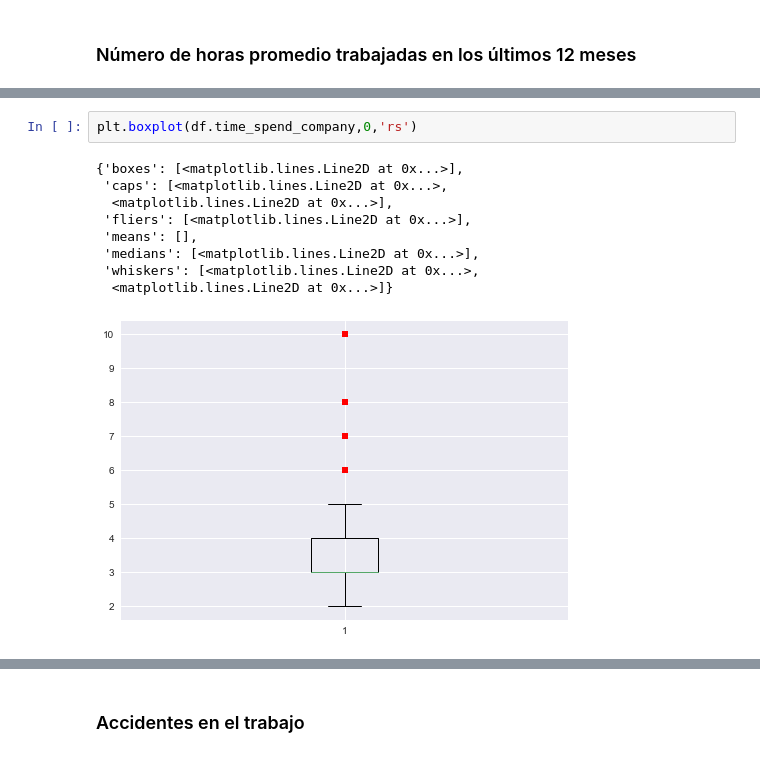
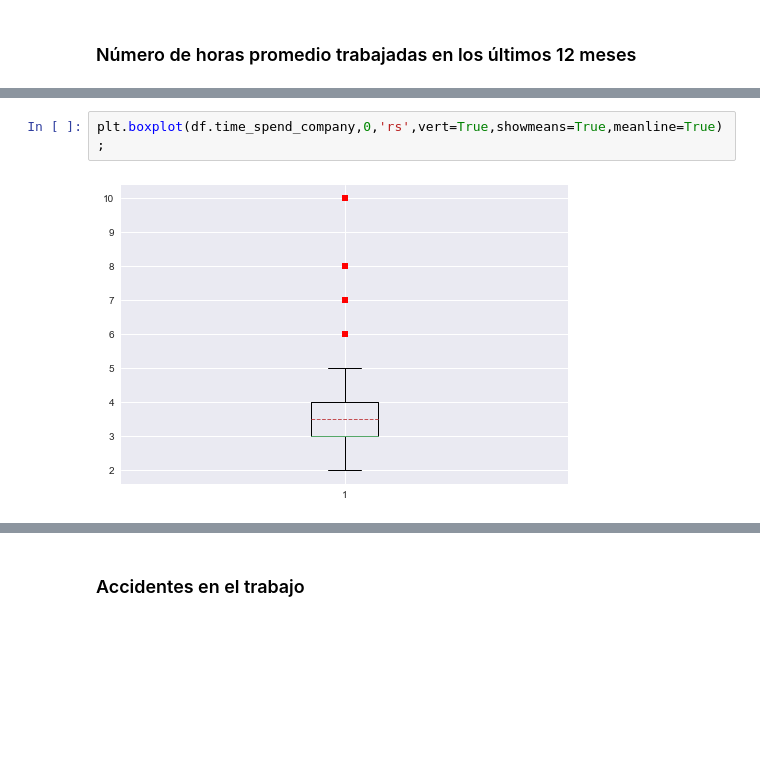
Before and after one commit to iair/hrAnalytics, a Jupyter notebook: Analítica de recursos humanos- Fuga de talentos - Parte 1.ipynb, the cells around one changed output, grey strips where cells are left out. Drawn from its saved outputs; the diff is of its cells as text; blank space fills up the shorter version.

```diff
--- a/Analítica de recursos humanos- Fuga de talentos - Parte 1.ipynb
+++ b/Analítica de recursos humanos- Fuga de talentos - Parte 1.ipynb
@@ -445,13 +427,5 @@ Name: time_spend_company, dtype: float64
 [figure]
 # %%
-plt.boxplot(df.time_spend_company,0,'rs')
+plt.boxplot(df.time_spend_company,0,'rs',vert=True,showmeans=True,meanline=True);
 # %% [output]
-{'boxes': [<matplotlib.lines.Line2D at 0x...>],
- 'caps': [<matplotlib.lines.Line2D at 0x...>,
-  <matplotlib.lines.Line2D at 0x...>],
- 'fliers': [<matplotlib.lines.Line2D at 0x...>],
- 'means': [],
- 'medians': [<matplotlib.lines.Line2D at 0x...>],
- 'whiskers': [<matplotlib.lines.Line2D at 0x...>,
-  <matplotlib.lines.Line2D at 0x...>]}
-[figure, old version]
+[figure, new version]
```
Also changed, not shown: parts of 54 cells of this notebook, 2 other files.
